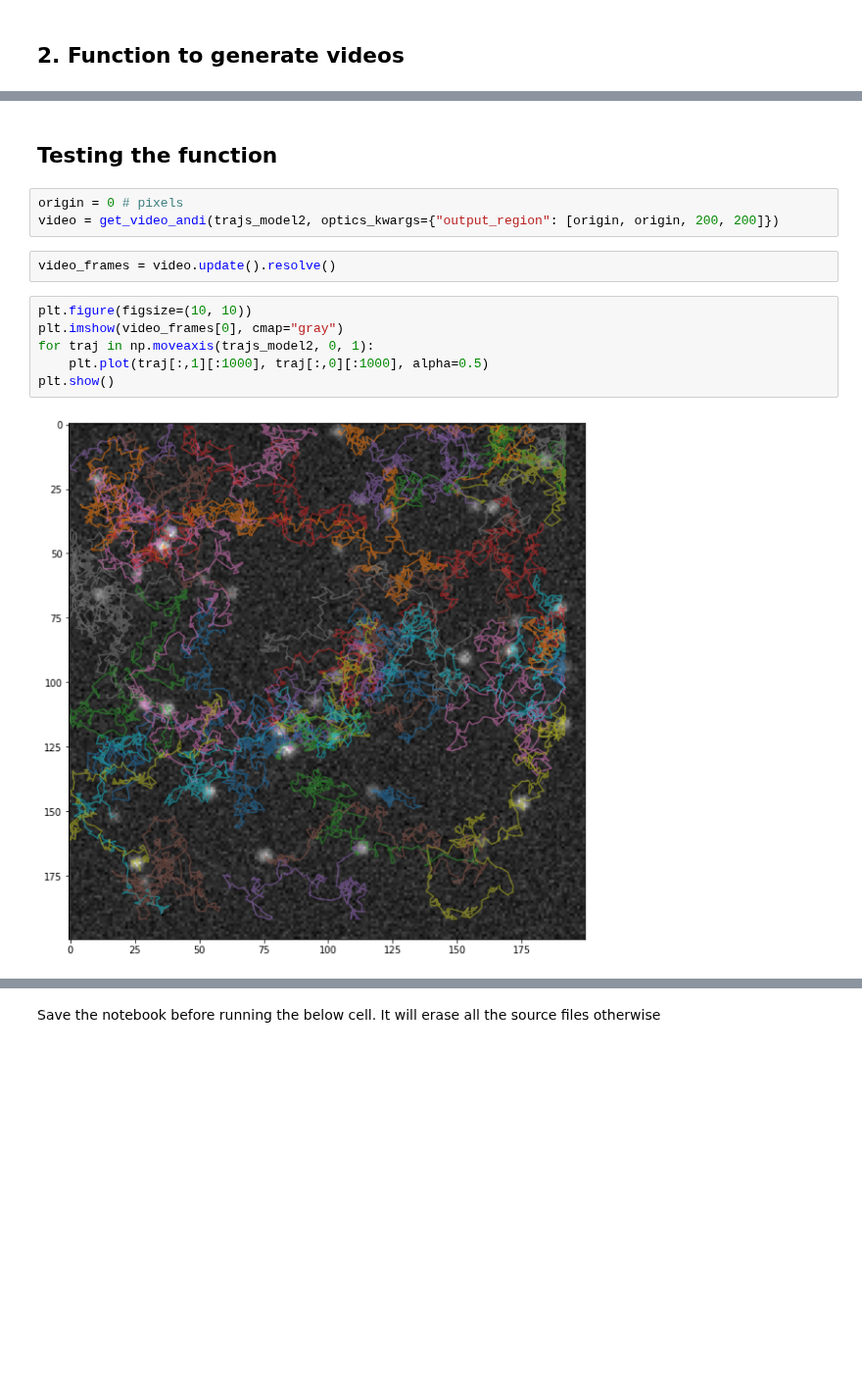
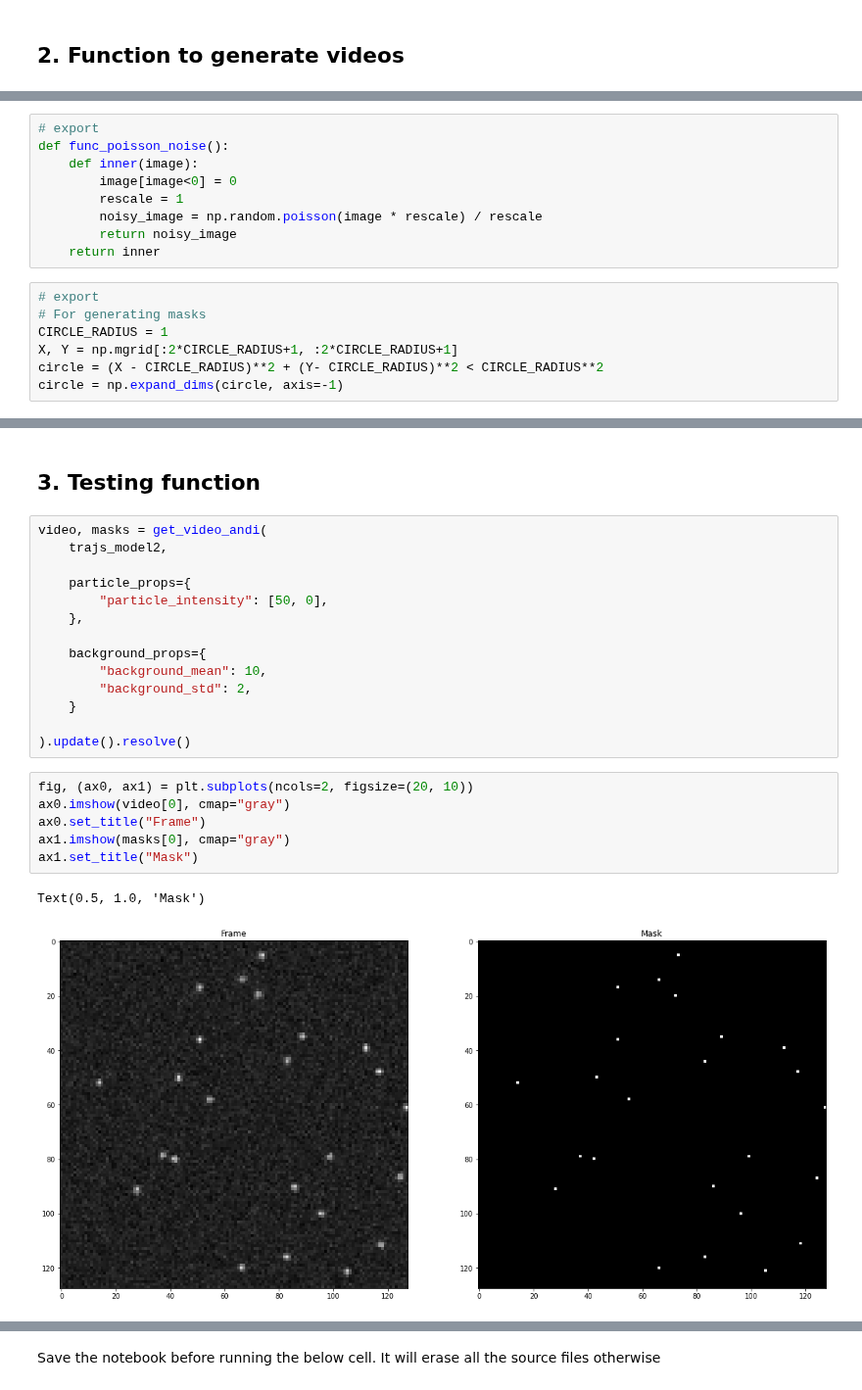
Before and after one commit to AnDiChallenge/andi_datasets, a Jupyter notebook: source_nbs/utils_videos.ipynb, the cells around one changed output, grey strips where cells are left out. Shown at 98% size. Saved outputs shown, nothing was run; the diff lists cells and outputs as text; blank space fills up the shorter version.

Commit message:
Update utils_videos.ipynb
Modified get_video_andi function with updated parameters

```diff
--- a/source_nbs/utils_videos.ipynb
+++ b/source_nbs/utils_videos.ipynb
@@ -138,0 +54,16 @@ def get_video_andi(
+# %%
+# export
+def func_poisson_noise():
+    def inner(image):
+        image[image<0] = 0
+        rescale = 1
+        noisy_image = np.random.poisson(image * rescale) / rescale
+        return noisy_image
+    return inner
+# %%
+# export
+# For generating masks
+CIRCLE_RADIUS = 1
+X, Y = np.mgrid[:2*CIRCLE_RADIUS+1, :2*CIRCLE_RADIUS+1]
+circle = (X - CIRCLE_RADIUS)**2 + (Y- CIRCLE_RADIUS)**2 < CIRCLE_RADIUS**2
+circle = np.expand_dims(circle, axis=-1)
@@ -139,15 +198,25 @@ def get_video_andi(
 # %% [markdown]
-## Testing the function
+## 3. Testing function
-# %%
-origin = 0 # pixels
-video = get_video_andi(trajs_model2, optics_kwargs={"output_region": [origin, origin, 200, 200]})
-# %%
-video_frames = video.update().resolve()
-# %%
-plt.figure(figsize=(10, 10))
-plt.imshow(video_frames[0], cmap="gray")
-for traj in np.moveaxis(trajs_model2, 0, 1):
-    plt.plot(traj[:,1][:1000], traj[:,0][:1000], alpha=0.5)
-plt.show()
-# %% [output]
-[figure, removed]
+# %%
+video, masks = get_video_andi(
+    trajs_model2,
+
+    particle_props={
+        "particle_intensity": [50, 0],
+    },
+
+    background_props={
+        "background_mean": 10,
+        "background_std": 2,
+    }
+
+).update().resolve()
+# %%
+fig, (ax0, ax1) = plt.subplots(ncols=2, figsize=(20, 10))
+ax0.imshow(video[0], cmap="gray")
+ax0.set_title("Frame")
+ax1.imshow(masks[0], cmap="gray")
+ax1.set_title("Mask")
+# %% [output]
+Text(0.5, 1.0, 'Mask')
+[figure, added]
```
Also changed, not shown: parts of 8 cells of this notebook.
